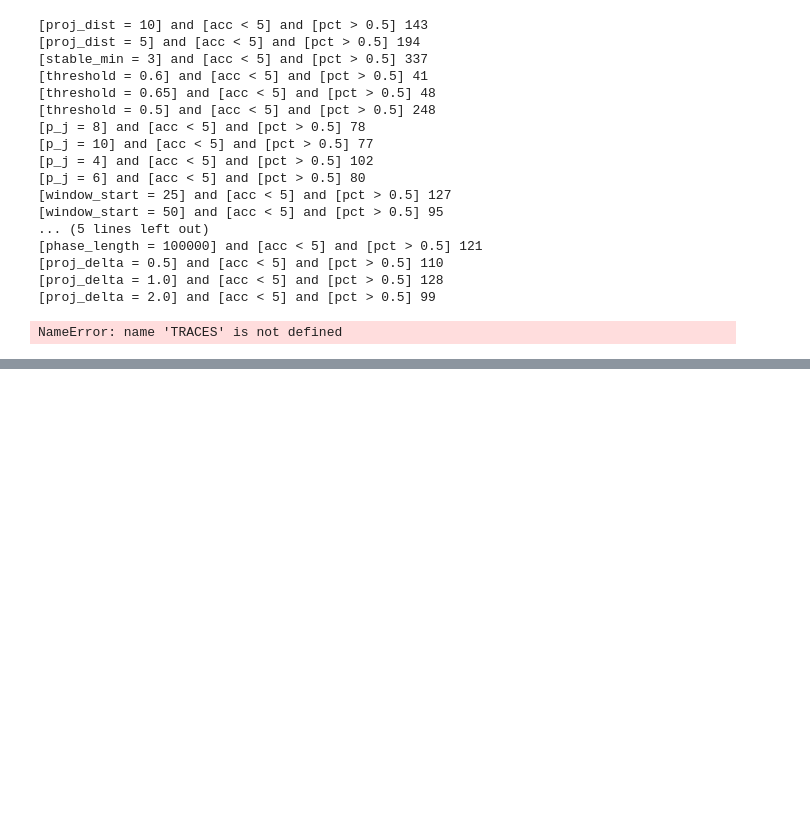
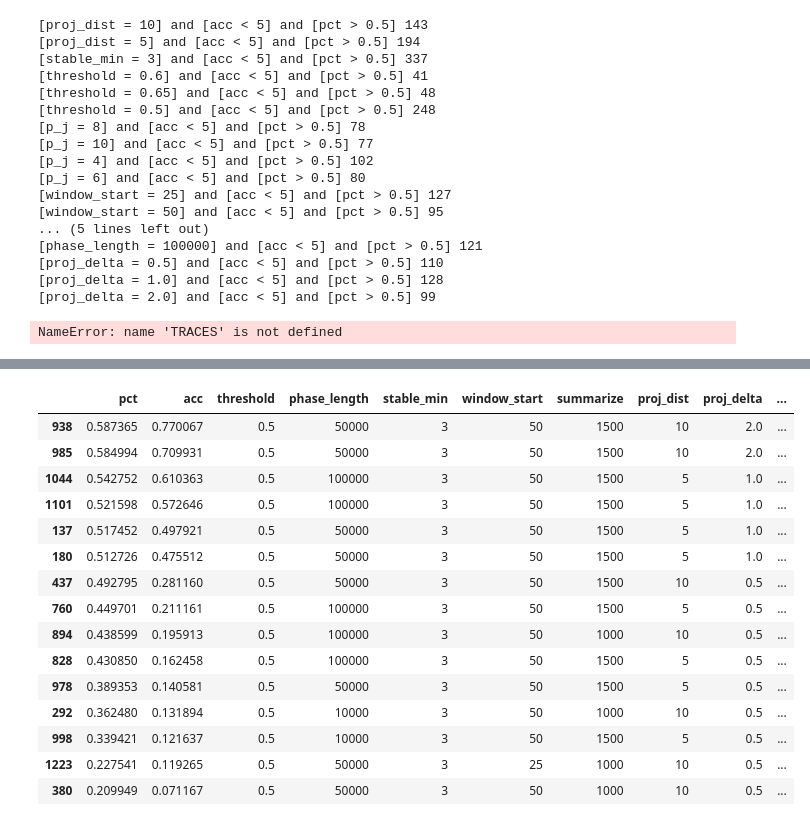
Before and after one commit to plavin/multifidelity, a Jupyter notebook: Optimization.ipynb, the cells around one changed output, grey strips where cells are left out. Cells and saved outputs as stored; diff of their text form; code cells hidden in the pictures; blank space fills up the shorter version.

```diff
--- a/Optimization.ipynb
+++ b/Optimization.ipynb
@@ -376,0 +403,19 @@ NameError: name 'TRACES' is not defined
+# %%
+df_full[pareto_full][df_full[pareto_full]['acc']<1].sort_values('pct', ascending=False)
+# %% [output]
+|  | pct | acc | threshold | phase_length | stable_min | window_start | summarize | proj_dist | proj_delta | ... |
+| 938 | 0.587365 | 0.770067 | 0.5 | 50000 | 3 | 50 | 1500 | 10 | 2.0 | ... |
+| 985 | 0.584994 | 0.709931 | 0.5 | 50000 | 3 | 50 | 1500 | 10 | 2.0 | ... |
+| 1044 | 0.542752 | 0.610363 | 0.5 | 100000 | 3 | 50 | 1500 | 5 | 1.0 | ... |
+| 1101 | 0.521598 | 0.572646 | 0.5 | 100000 | 3 | 50 | 1500 | 5 | 1.0 | ... |
+| 137 | 0.517452 | 0.497921 | 0.5 | 50000 | 3 | 50 | 1500 | 5 | 1.0 | ... |
+| 180 | 0.512726 | 0.475512 | 0.5 | 50000 | 3 | 50 | 1500 | 5 | 1.0 | ... |
+| 437 | 0.492795 | 0.281160 | 0.5 | 50000 | 3 | 50 | 1500 | 10 | 0.5 | ... |
+| 760 | 0.449701 | 0.211161 | 0.5 | 100000 | 3 | 50 | 1500 | 5 | 0.5 | ... |
+| 894 | 0.438599 | 0.195913 | 0.5 | 100000 | 3 | 50 | 1000 | 10 | 0.5 | ... |
+| 828 | 0.430850 | 0.162458 | 0.5 | 100000 | 3 | 50 | 1500 | 5 | 0.5 | ... |
+| 978 | 0.389353 | 0.140581 | 0.5 | 50000 | 3 | 50 | 1500 | 5 | 0.5 | ... |
+| 292 | 0.362480 | 0.131894 | 0.5 | 10000 | 3 | 50 | 1000 | 10 | 0.5 | ... |
+| 998 | 0.339421 | 0.121637 | 0.5 | 10000 | 3 | 50 | 1500 | 5 | 0.5 | ... |
+| 1223 | 0.227541 | 0.119265 | 0.5 | 50000 | 3 | 25 | 1000 | 10 | 0.5 | ... |
+| 380 | 0.209949 | 0.071167 | 0.5 | 50000 | 3 | 50 | 1000 | 10 | 0.5 | ... |
```
Also changed, not shown: parts of 4 cells of this notebook, 3 other files.
